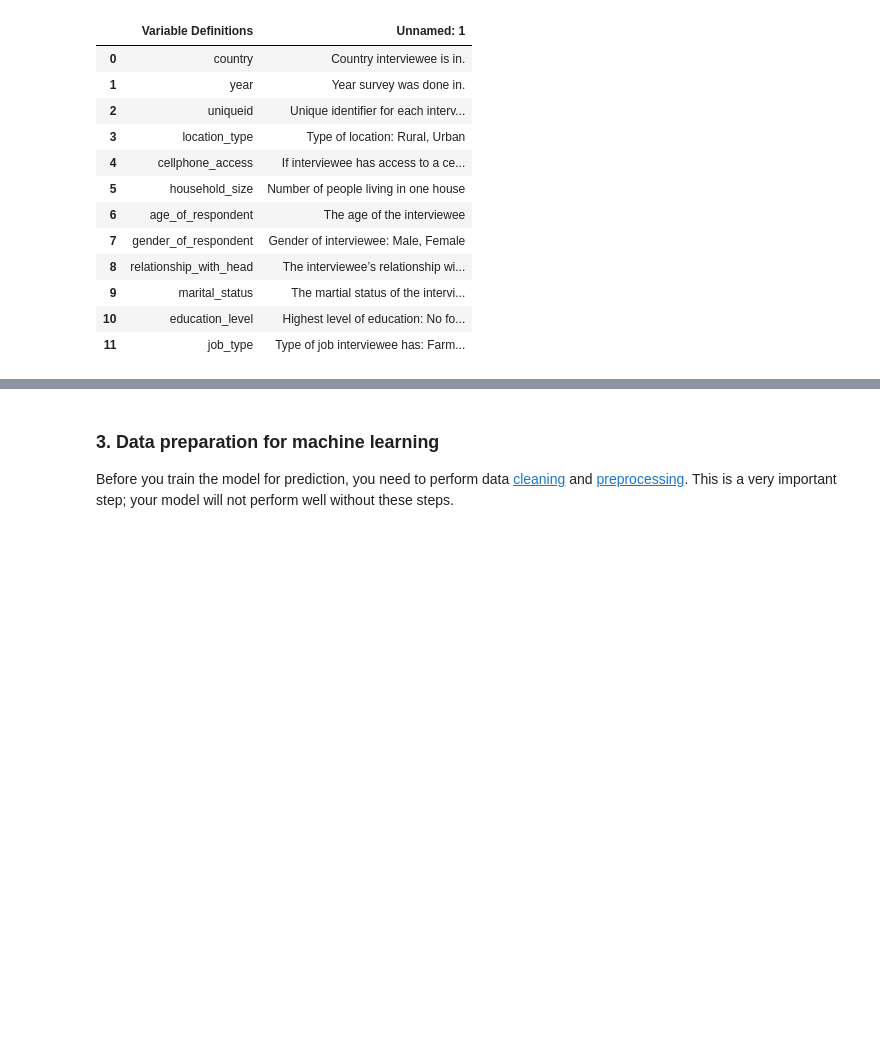
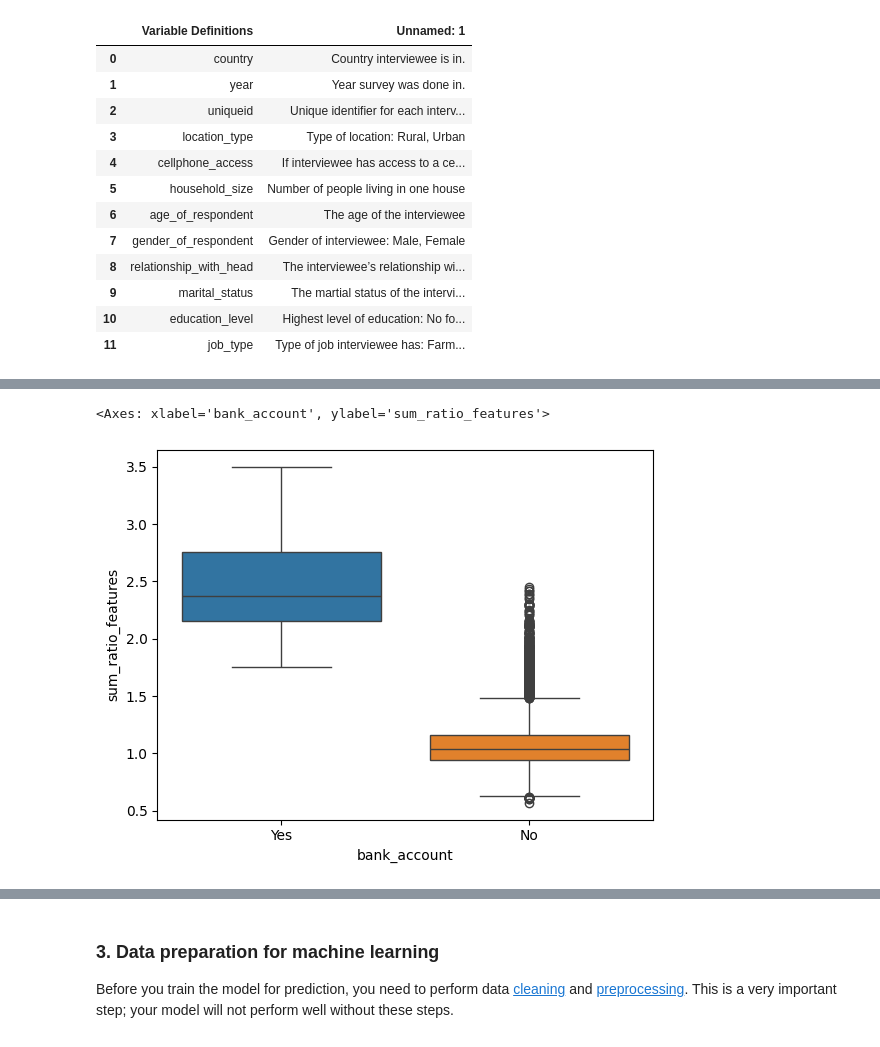
Before and after one commit to segnig/Financial-Inclusion-in-Africa, a Jupyter notebook: StarterNotebook.ipynb, the cells around one changed output, grey strips where cells are left out. Saved outputs shown, nothing was run; the diff lists cells and outputs as text; code cells hidden in the pictures; blank space fills up the shorter version.

```diff
--- a/StarterNotebook.ipynb
+++ b/StarterNotebook.ipynb
@@ -163,0 +225,29 @@ variables
+# %%
+train['country_yes_ratio'] = train['country'].map(country_yes_ratio)
+# %%
+yes_to_total_ratios_features = []
+
+for col in cat_features:
+    temp_store = {
+
+    }
+    ratio_yes_to_total = (
+        train.groupby([col, 'bank_account'])
+        .size()
+        .groupby(level=0)
+        .apply(lambda x: x / x.sum())
+        .unstack(fill_value=0)
+    )
+
+    for indx in ratio_yes_to_total.index:
+        temp_store[indx[0]] = ratio_yes_to_total.loc[indx]['Yes']
+
+
+    yes_to_total_ratios_features.append(temp_store)
+
+
+for i in range(len(yes_to_total_ratios_features)):
+    print(yes_to_total_ratios_features[i])
+
+for i in range(len(yes_to_total_ratios_features)):
+    train[cat_features[i] + '_yes_ratio'] = train[cat_features[i]].map(yes_to_total_ratios_features[i])
@@ -163,0 +274,4 @@ variables
+# %%
+ratio_features = [col for col in train.columns if '_yes_ratio' in col]
+
+ratio_features
@@ -163,0 +288,4 @@ variables
+# %%
+train["sum_ratio_features"] = train[ratio_features].sum(axis=1)
+
+train.head()
@@ -163,0 +300,10 @@ variables
+# %%
+sns.boxplot(
+    y="sum_ratio_features",
+    x="bank_account",
+    data=train,
+    hue="bank_account"
+)
+# %% [output]
+<Axes: xlabel='bank_account', ylabel='sum_ratio_features'>
+[figure, added]
```
Also changed, not shown: parts of 34 cells of this notebook.
